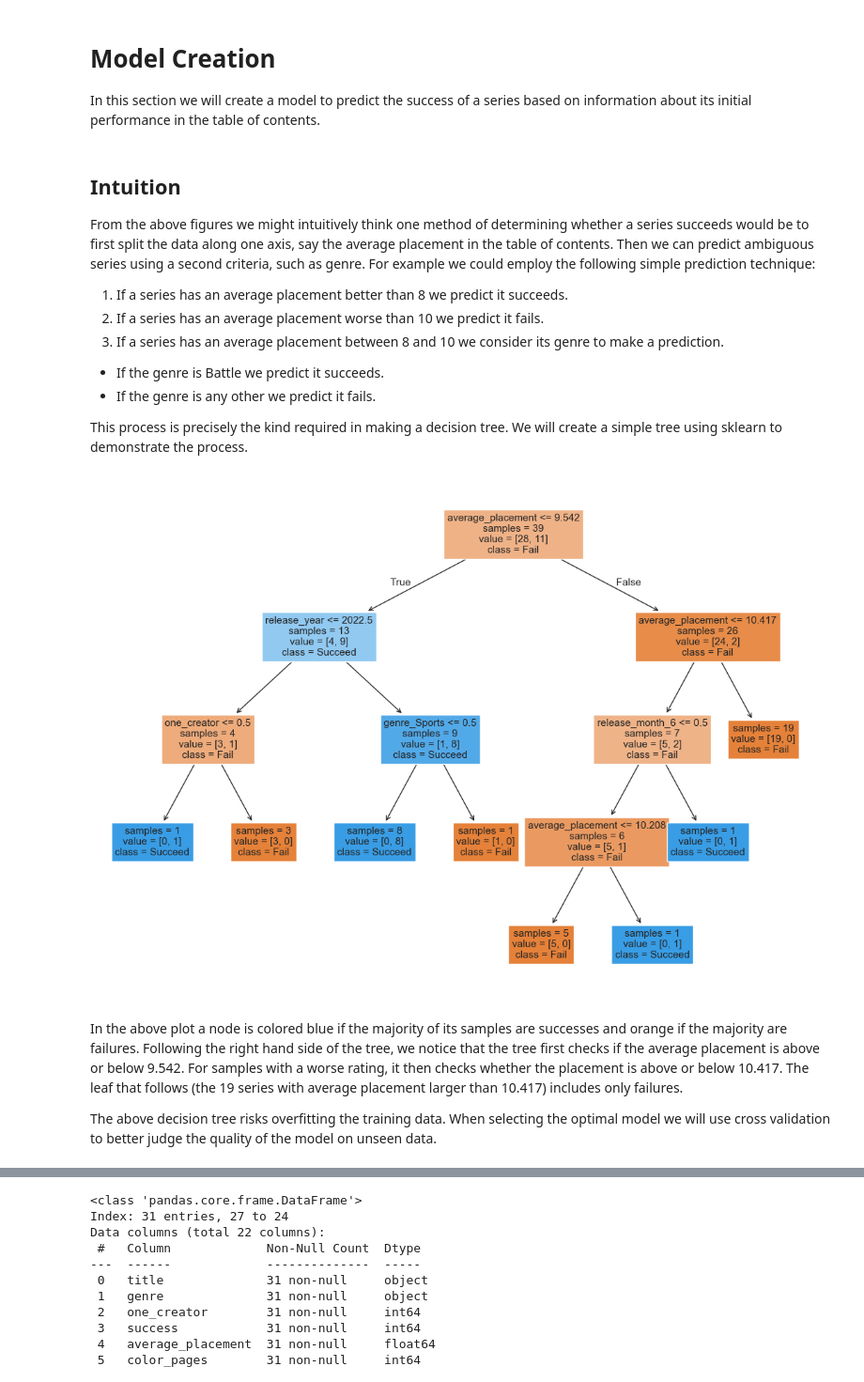
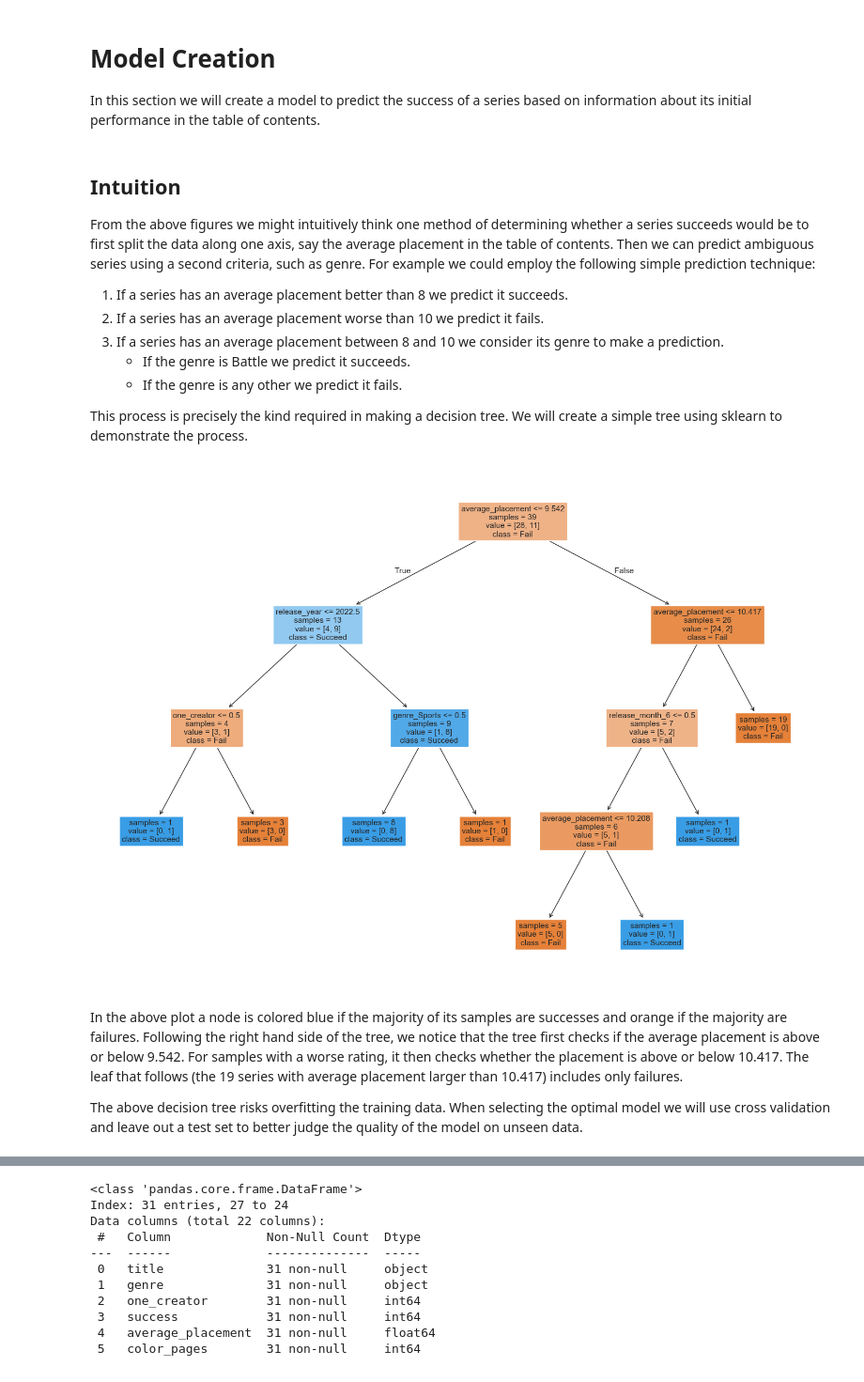
Before and after one commit to DevinGent/shonen-jump-sql, a Jupyter notebook: predicting_success.ipynb, the cells around one changed output, grey strips where cells are left out. Shown at 94% size. Drawn from its saved outputs; the diff is of its cells as text; code cells hidden in the pictures.

```diff
--- a/predicting_success.ipynb
+++ b/predicting_success.ipynb
@@ -384,8 +408,8 @@ From the above figures we might intuitively think one method of determining whet
 1. If a series has an average placement better than 8 we predict it succeeds.
 2. If a series has an average placement worse than 10 we predict it fails.
 3. If a series has an average placement between 8 and 10 we consider its genre to make a prediction.
-* If the genre is Battle we predict it succeeds.
-* If the genre is any other we predict it fails.
+    * If the genre is Battle we predict it succeeds.
+    * If the genre is any other we predict it fails.
 
 This process is precisely the kind required in making a decision tree. We will create a simple tree using sklearn to demonstrate the process.
 # %%
@@ -413,15 +437,15 @@ demo_tree.fit(tree_data,df['success'])
 # We extract the class names.
 tree_classes=pd.Series(demo_tree.classes_).map({0:'Fail',1:'Succeed'})
 # %%
-plt.figure(figsize=(14,10))
+plt.figure(figsize=(14,10), constrained_layout=True)
 plot_tree(demo_tree, feature_names=tree_features, fontsize=11, class_names=tree_classes, impurity=False, filled=True)
 plt.show()
 # %% [output]
-[figure, old version]
+[figure, new version]
 # %% [markdown]
 In the above plot a node is colored blue if the majority of its samples are successes and orange if the majority are failures. Following the right hand side of the tree, we notice that the tree first checks if the average placement is above or below 9.542. For samples with a worse rating, it then checks whether the placement is above or below 10.417. The leaf that follows (the 19 series with average placement larger than 10.417) includes only failures.
 
-The above decision tree risks overfitting the training data. When selecting the optimal model we will use cross validation to better judge the quality of the model on unseen data.
+The above decision tree risks overfitting the training data. When selecting the optimal model we will use cross validation and leave out a test set to better judge the quality of the model on unseen data.
 # %% [markdown]
 ## Strategy
 
```
Also changed, not shown: parts of 37 cells of this notebook.
